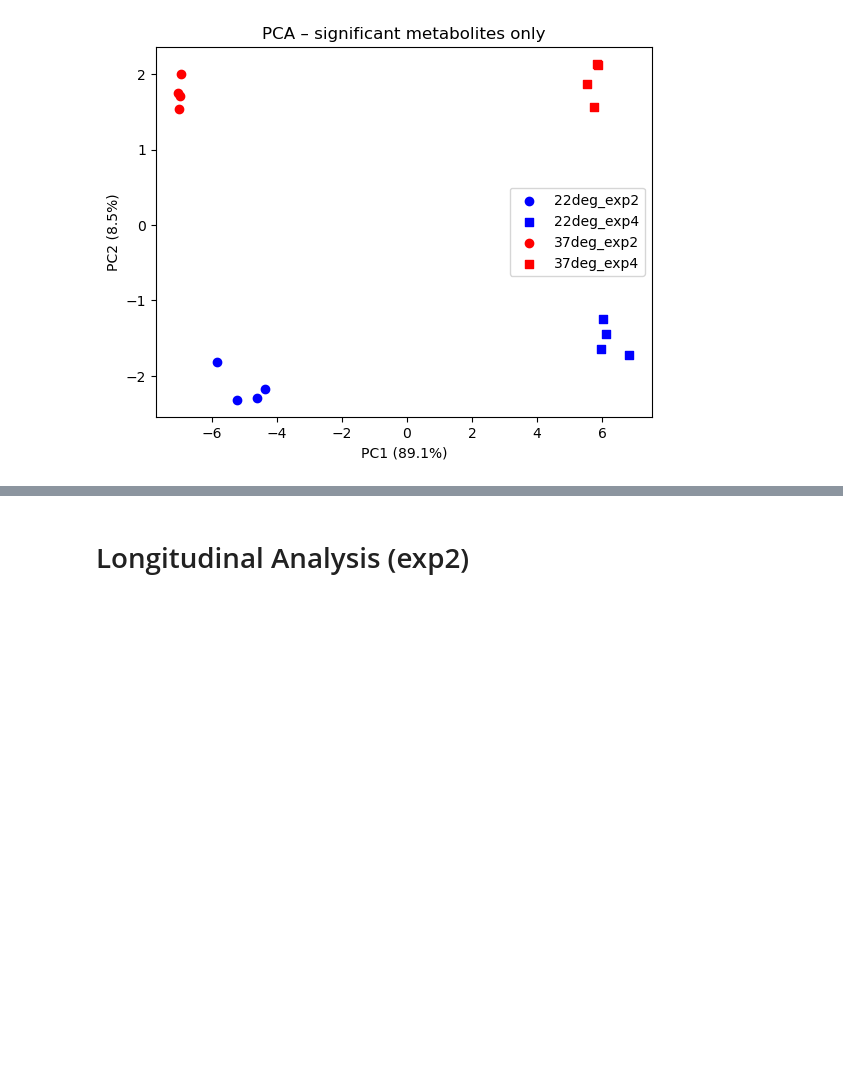
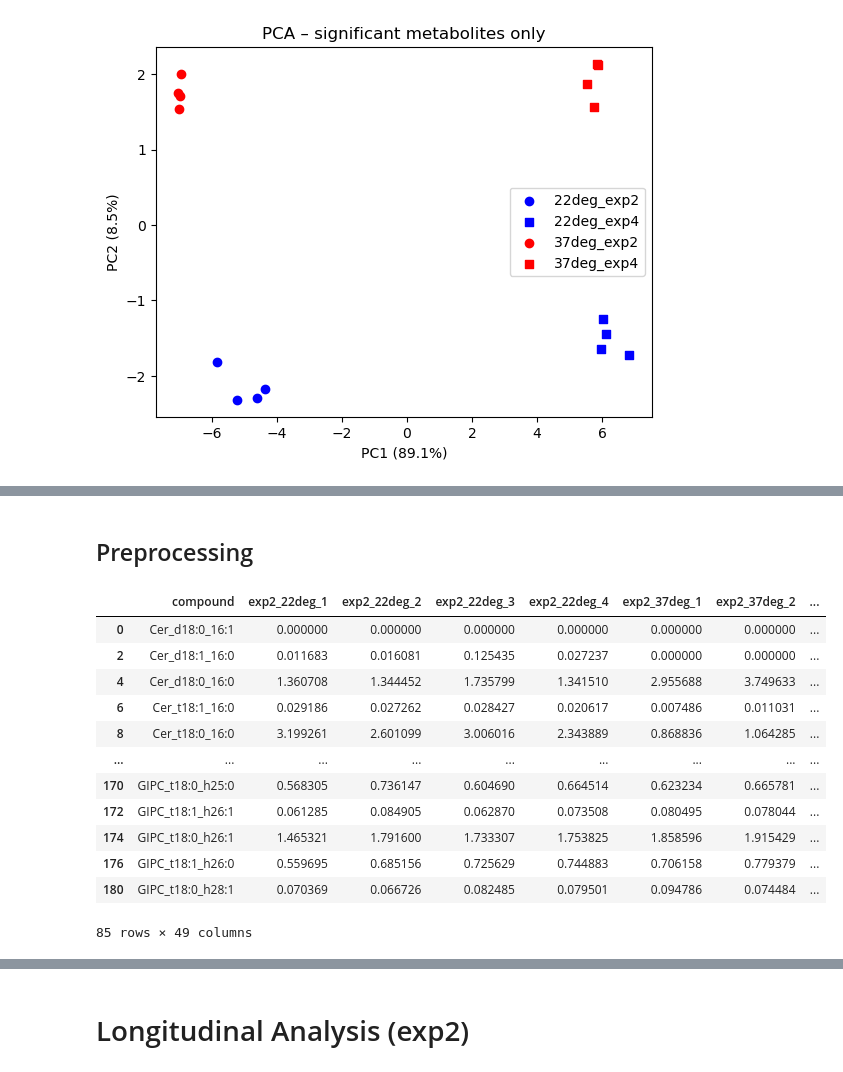
Before and after one commit to janniswi00/sphingo_modelling, a Jupyter notebook: code/analysis.ipynb, the cells around one changed output, grey strips where cells are left out. Drawn from its saved outputs; the diff is of its cells as text; code cells hidden in the pictures; blank space fills up the shorter version.

```diff
--- a/code/analysis.ipynb
+++ b/code/analysis.ipynb
@@ -819,0 +754,19 @@ Text(0.5, 1.0, 'PCA – significant metabolites only')
+# %% [markdown]
+## Preprocessing
+# %%
+df_sld_pre = preprocessing(df_sld_form, add_unlabeled_labeled=True, replace_zero="half_min_glob", relative_values=True, log_transformation=True)
+df_sld_pre
+# %% [output]
+|  | compound | exp2_22deg_1 | exp2_22deg_2 | exp2_22deg_3 | exp2_22deg_4 | exp2_37deg_1 | exp2_37deg_2 | ... |
+| 0 | Cer_d18:0_16:1 | 0.000000 | 0.000000 | 0.000000 | 0.000000 | 0.000000 | 0.000000 | ... |
+| 2 | Cer_d18:1_16:0 | 0.011683 | 0.016081 | 0.125435 | 0.027237 | 0.000000 | 0.000000 | ... |
+| 4 | Cer_d18:0_16:0 | 1.360708 | 1.344452 | 1.735799 | 1.341510 | 2.955688 | 3.749633 | ... |
+| 6 | Cer_t18:1_16:0 | 0.029186 | 0.027262 | 0.028427 | 0.020617 | 0.007486 | 0.011031 | ... |
+| 8 | Cer_t18:0_16:0 | 3.199261 | 2.601099 | 3.006016 | 2.343889 | 0.868836 | 1.064285 | ... |
+| ... | ... | ... | ... | ... | ... | ... | ... | ... |
+| 170 | GIPC_t18:0_h25:0 | 0.568305 | 0.736147 | 0.604690 | 0.664514 | 0.623234 | 0.665781 | ... |
+| 172 | GIPC_t18:1_h26:1 | 0.061285 | 0.084905 | 0.062870 | 0.073508 | 0.080495 | 0.078044 | ... |
+| 174 | GIPC_t18:0_h26:1 | 1.465321 | 1.791600 | 1.733307 | 1.753825 | 1.858596 | 1.915429 | ... |
+| 176 | GIPC_t18:1_h26:0 | 0.559695 | 0.685156 | 0.725629 | 0.744883 | 0.706158 | 0.779379 | ... |
+| 180 | GIPC_t18:0_h28:1 | 0.070369 | 0.066726 | 0.082485 | 0.079501 | 0.094786 | 0.074484 | ... |
+85 rows × 49 columns
```
Also changed, not shown: parts of 20 cells of this notebook.
